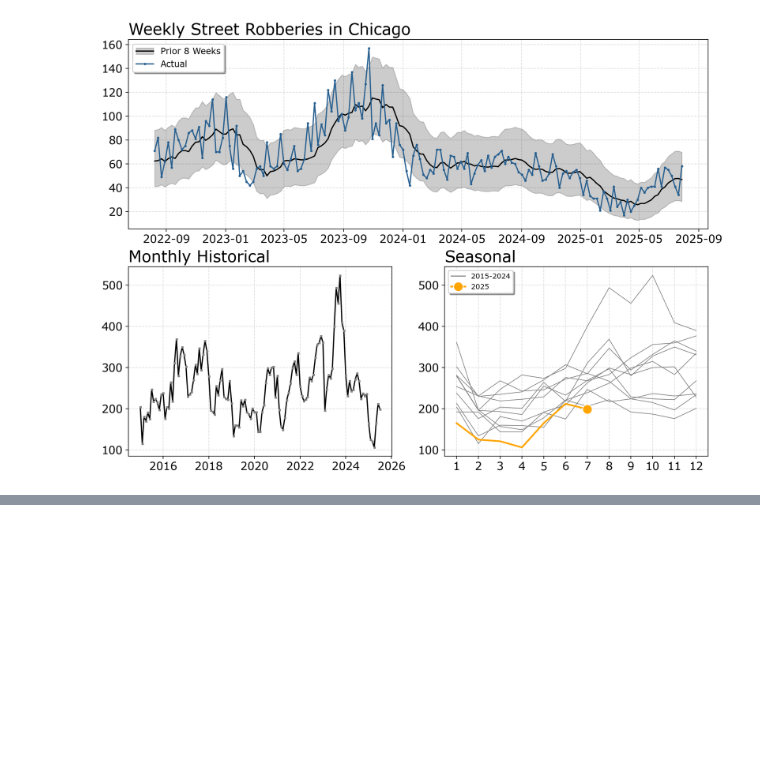
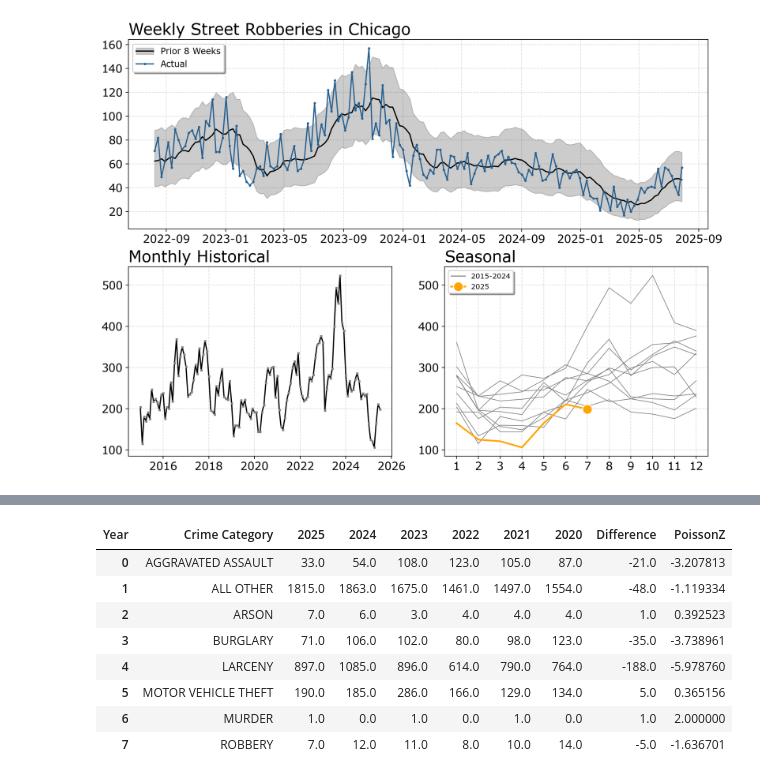
Before and after one commit to apwheele/crimepy, a Jupyter notebook: notebooks/TimeSeriesCharts.ipynb, the cells around one changed output, grey strips where cells are left out. Cells and saved outputs as stored; diff of their text form; code cells hidden in the pictures; blank space fills up the shorter version.

```diff
--- a/notebooks/TimeSeriesCharts.ipynb
+++ b/notebooks/TimeSeriesCharts.ipynb
@@ -112,4 +119,14 @@ KeyError: "None of [Index(['ABANDONED BUILDING', 'AIRCRAFT',\n       'AIRPORT BU
 # %%
 # Or just still do the prior year, but get the additional columns
-ytd_noavg = time.ytd_stats(res_rob,'ReportDate',list(loc_info),5,False)
+ytd_noavg, last_date = time.ytd_stats(cary_df,'ReportDate','Crime Category',prior_years=5,average=False)
 ytd_noavg
+# %% [output]
+| Year | Crime Category | 2025 | 2024 | 2023 | 2022 | 2021 | 2020 | Difference | PoissonZ |
+| 0 | AGGRAVATED ASSAULT | 33.0 | 54.0 | 108.0 | 123.0 | 105.0 | 87.0 | -21.0 | -3.207813 |
+| 1 | ALL OTHER | 1815.0 | 1863.0 | 1675.0 | 1461.0 | 1497.0 | 1554.0 | -48.0 | -1.119334 |
+| 2 | ARSON | 7.0 | 6.0 | 3.0 | 4.0 | 4.0 | 4.0 | 1.0 | 0.392523 |
+| 3 | BURGLARY | 71.0 | 106.0 | 102.0 | 80.0 | 98.0 | 123.0 | -35.0 | -3.738961 |
+| 4 | LARCENY | 897.0 | 1085.0 | 896.0 | 614.0 | 790.0 | 764.0 | -188.0 | -5.978760 |
+| 5 | MOTOR VEHICLE THEFT | 190.0 | 185.0 | 286.0 | 166.0 | 129.0 | 134.0 | 5.0 | 0.365156 |
+| 6 | MURDER | 1.0 | 0.0 | 1.0 | 0.0 | 1.0 | 0.0 | 1.0 | 2.000000 |
+| 7 | ROBBERY | 7.0 | 12.0 | 11.0 | 8.0 | 10.0 | 14.0 | -5.0 | -1.636701 |
```
Also changed, not shown: parts of 2 cells of this notebook, 4 other files.
